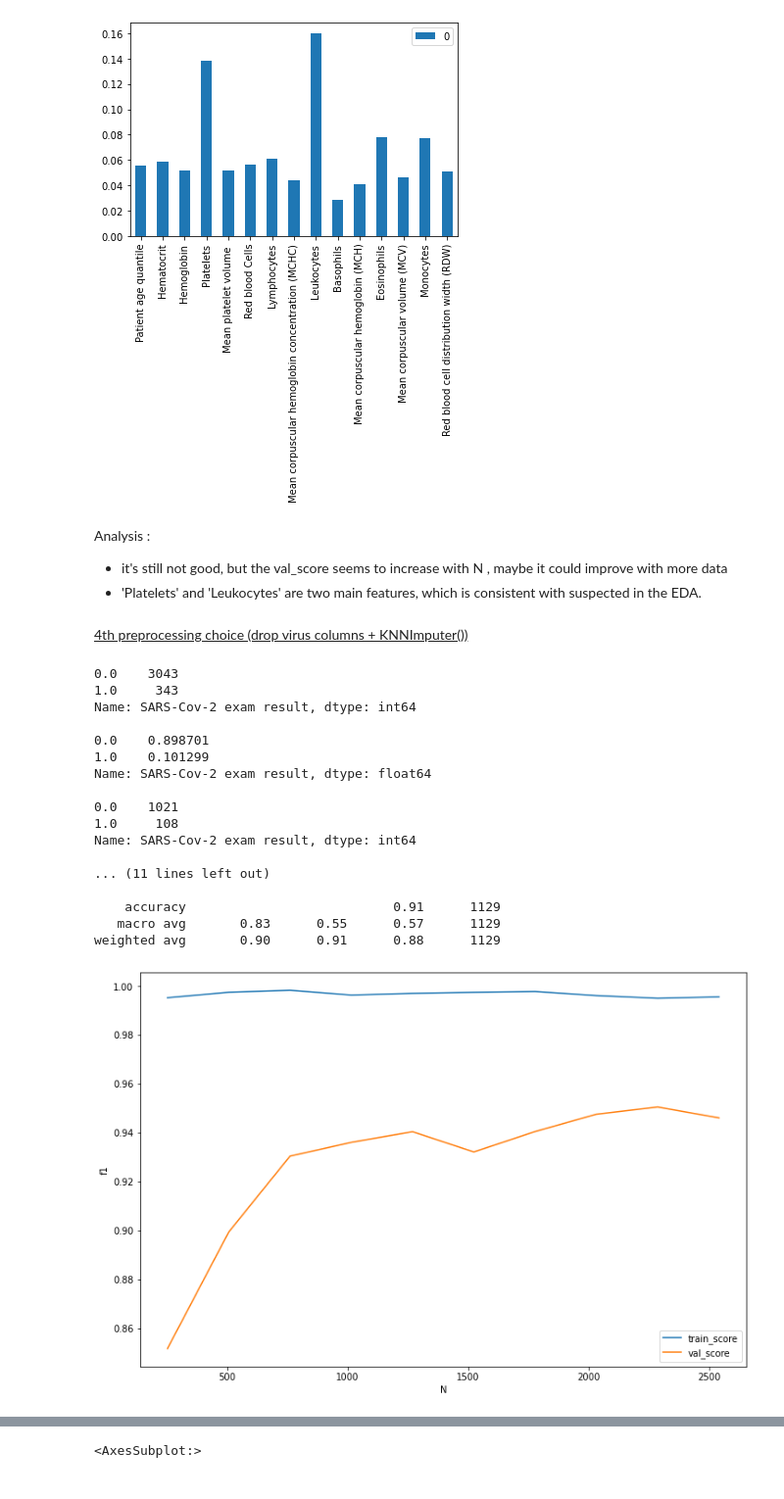
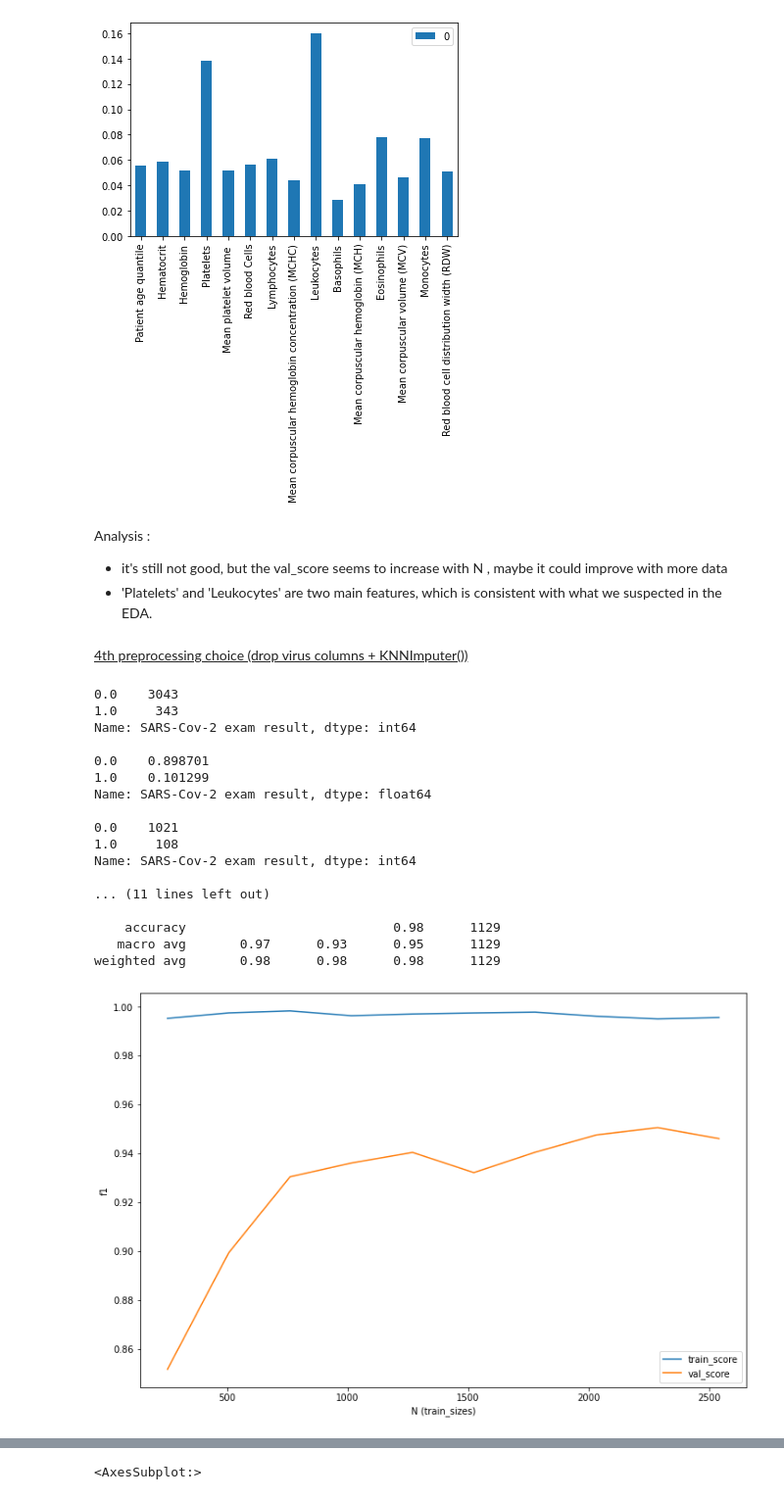
Before and after one commit to DataAndMaths/covid_or_not_covid, a Jupyter notebook: covid 1 Preprocessing and first models.ipynb, the cells around one changed output, grey strips where cells are left out. Shown at 98% size. Saved outputs shown, nothing was run; the diff lists cells and outputs as text; code cells hidden in the pictures.

```diff
--- a/covid 1 Preprocessing and first models.ipynb
+++ b/covid 1 Preprocessing and first models.ipynb
@@ -196,7 +196,7 @@ def evaluation(model,X_train, y_train, X_val, y_val):
     plt.figure(figsize=(12,8))
     plt.plot(N, train_score.mean(axis=1), label='train_score')
     plt.plot(N, val_score.mean(axis=1), label='val_score')
-    plt.xlabel('N')
+    plt.xlabel('N (train_sizes)')
     plt.ylabel('f1')
     plt.legend()
 # %% [markdown]
@@ -639,13 +643,14 @@ pd.DataFrame(model_forest.feature_importances_, index=X_train.columns).plot.bar(
 # %% [markdown]
 Analysis :
 * it's still not good, but the val_score seems to increase with N , maybe it could improve with more data
-* 'Platelets' and 'Leukocytes' are two main features, which is consistent with suspected in the EDA.
+* 'Platelets' and 'Leukocytes' are two main features, which is consistent with what we suspected in the EDA.
 # %% [markdown]
 <u>4th preprocessing choice (drop virus columns + KNNImputer())</u>
 # %%
 # we modify the 'preprocessing_basic' function, by replacing the 'missing_data' function by scikit-learn KNNImputer
+# we make 2 versions : one for trainset, with .fit_transform(), another one with .transform for validset (with the same imputer)
 
-def preprocessing_knnimputer(df):
+def preprocessing_knnimputer_train(df):
     df = encoding(df)
 
     imputer = KNNImputer(n_neighbors=1)
@@ -662,33 +667,51 @@ def preprocessing_knnimputer(df):
     print(y.value_counts()/len(y))
     print()
 
+    return X,y, imputer
+
+def preprocessing_knnimputer_valid(df):
+    df = encoding(df)
+
+    df_imputed = imputer.transform(df)  # array => transform to a dataframe
+                                        # need to keep index and columns names
+    df_imputed = pd.DataFrame(df_imputed, columns=df.columns, index=df.index)
+
+    X=df_imputed.drop(target, axis=1)
+    y=df_imputed[target]
+
+    #check target proportions after preprocessing
+    print(y.value_counts())
+    print()
+    print(y.value_counts()/len(y))
+    print()
+
     return X,y
 # %%
 trainset, validset = train_test_split(covid.drop(virus_columns, axis=1), test_size=0.25, random_state=0)
 
-X_train, y_train = preprocessing_knnimputer(trainset)
-X_val, y_val = preprocessing_knnimputer(validset)
+X_train, y_train, imputer = preprocessing_knnimputer_train(trainset)
+X_val, y_val = preprocessing_knnimputer_valid(validset)
 
 evaluation(model_forest,X_train,y_train,X_val,y_val)
 # %% [output]
 0.0    3043
 1.0     343
 Name: SARS-Cov-2 exam result, dtype: int64
 
 0.0    0.898701
 1.0    0.101299
 Name: SARS-Cov-2 exam result, dtype: float64
 
 0.0    1021
 1.0     108
 Name: SARS-Cov-2 exam result, dtype: int64
 
 ... (11 lines left out)
 
-    accuracy                           0.91      1129
-   macro avg       0.83      0.55      0.57      1129
-weighted avg       0.90      0.91      0.88      1129
+    accuracy                           0.98      1129
+   macro avg       0.97      0.93      0.95      1129
+weighted avg       0.98      0.98      0.98      1129
-[figure, old version]
+[figure, new version]
 # %% [markdown]
 Analysis :
 * the val_score has increased significantly !
```
Also changed, not shown: parts of 37 cells of this notebook.
